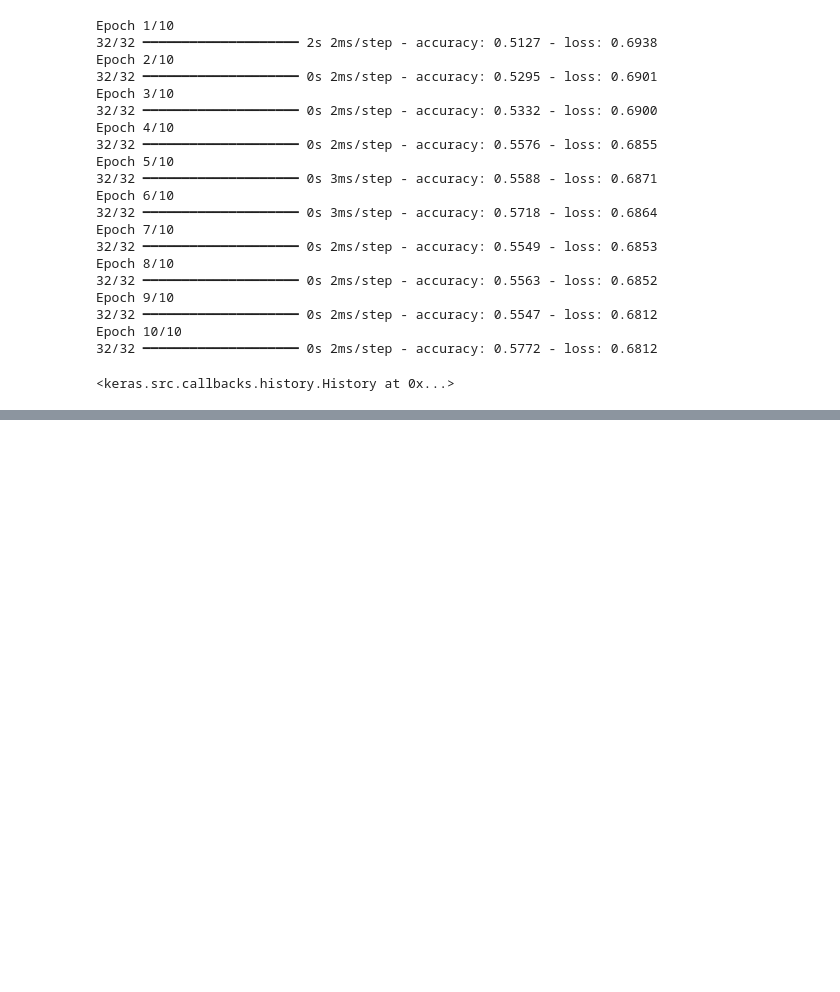
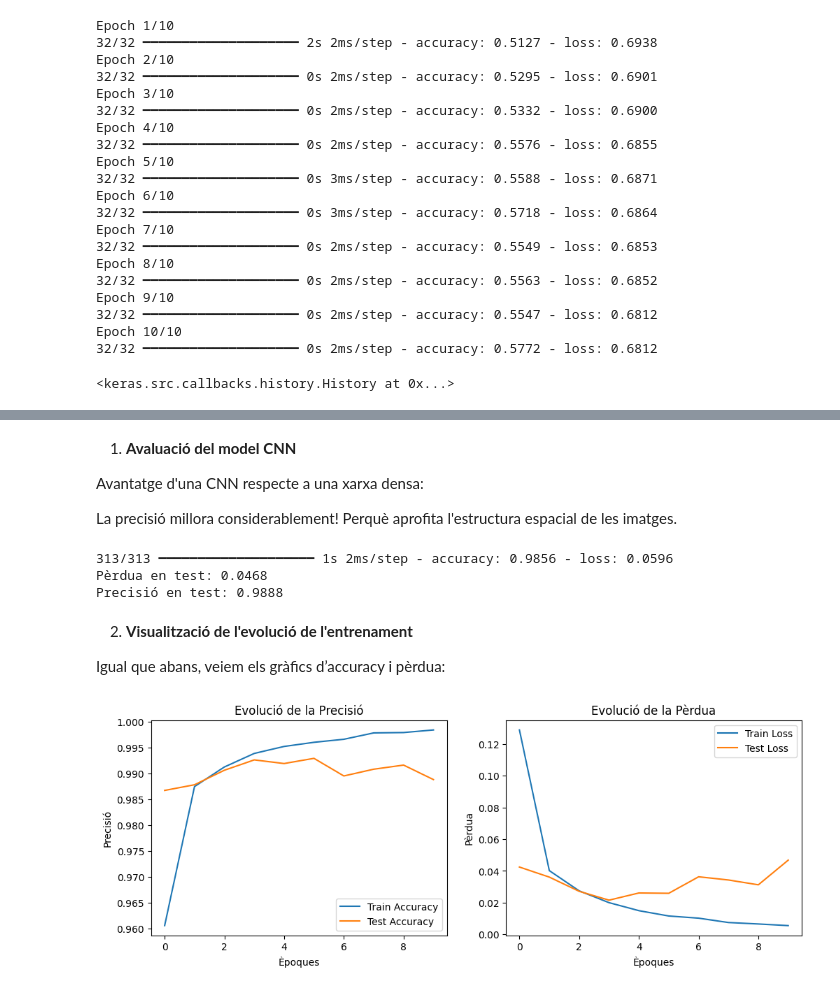
Before and after one commit to ManelSoengas/Python_LM, a Jupyter notebook: Python_3_DL.ipynb, the cells around one changed output, grey strips where cells are left out. Drawn from its saved outputs; the diff is of its cells as text; code cells hidden in the pictures; blank space fills up the shorter version.

```diff
--- a/Python_3_DL.ipynb
+++ b/Python_3_DL.ipynb
@@ -147,0 +449,44 @@ Epoch 10/10
+# %% [markdown]
+1. **Avaluació del model CNN**
+
+Avantatge d'una CNN respecte a una xarxa densa:
+
+La precisió millora considerablement! Perquè aprofita l'estructura espacial de les imatges.
+# %%
+# Avaluar el model
+loss, accuracy = model.evaluate(X_test, y_test)
+print(f"Pèrdua en test: {loss:.4f}")
+print(f"Precisió en test: {accuracy:.4f}")
+# %% [output]
+313/313 ━━━━━━━━━━━━━━━━━━━━ 1s 2ms/step - accuracy: 0.9856 - loss: 0.0596
+Pèrdua en test: 0.0468
+Precisió en test: 0.9888
+# %% [markdown]
+2. **Visualització de l'evolució de l'entrenament**
+
+Igual que abans, veiem els gràfics d’accuracy i pèrdua:
+# %%
+import matplotlib.pyplot as plt
+
+# Precisió
+plt.figure(figsize=(12, 4))
+plt.subplot(1, 2, 1)
+plt.plot(history.history['accuracy'], label='Train Accuracy')
+plt.plot(history.history['val_accuracy'], label='Test Accuracy')
+plt.xlabel("Èpoques")
+plt.ylabel("Precisió")
+plt.legend()
+plt.title("Evolució de la Precisió")
+
+# Pèrdua
+plt.subplot(1, 2, 2)
+plt.plot(history.history['loss'], label='Train Loss')
+plt.plot(history.history['val_loss'], label='Test Loss')
+plt.xlabel("Èpoques")
+plt.ylabel("Pèrdua")
+plt.legend()
+plt.title("Evolució de la Pèrdua")
+
+plt.show()
+# %% [output]
+[figure, added]
```
Also changed, not shown: parts of 27 cells of this notebook.
